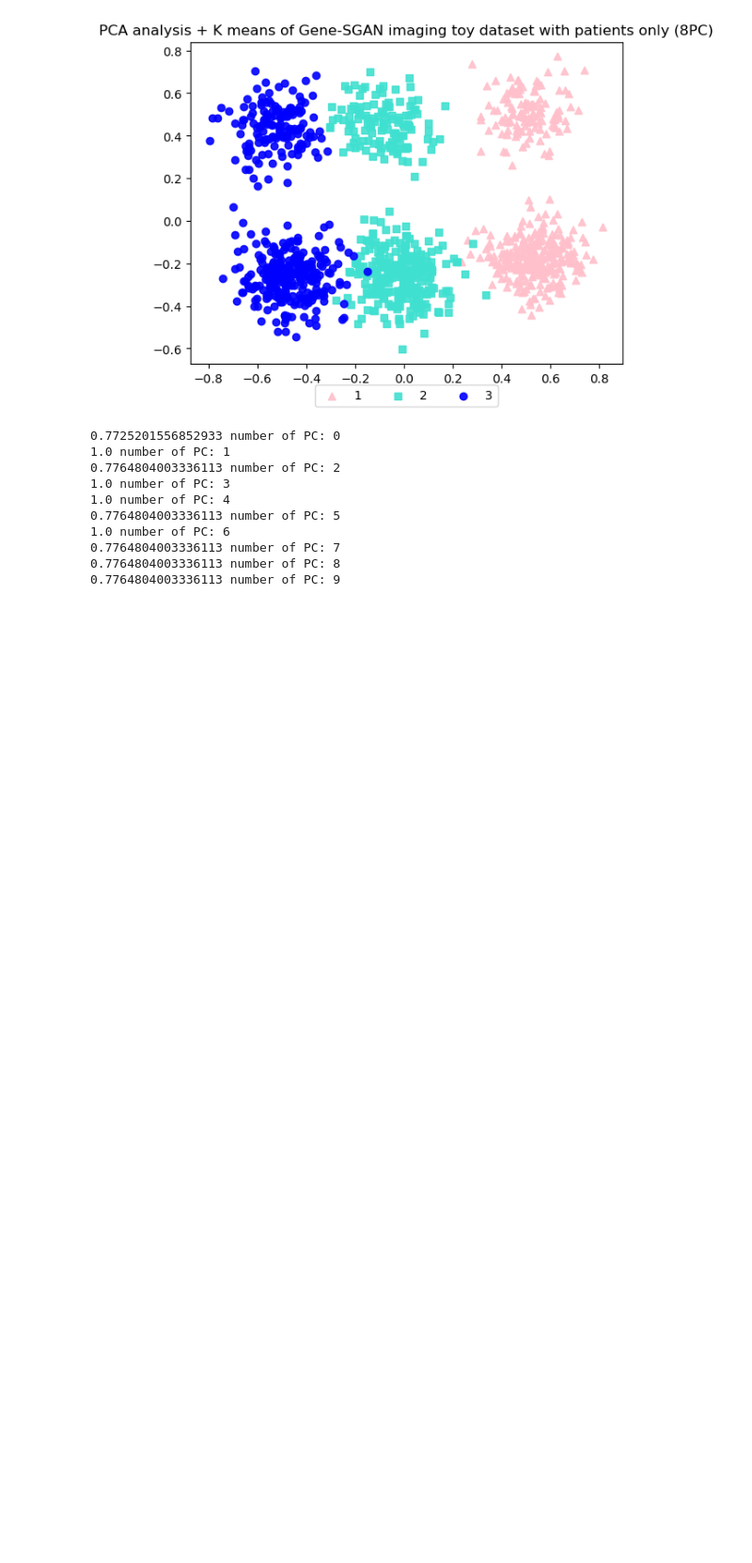
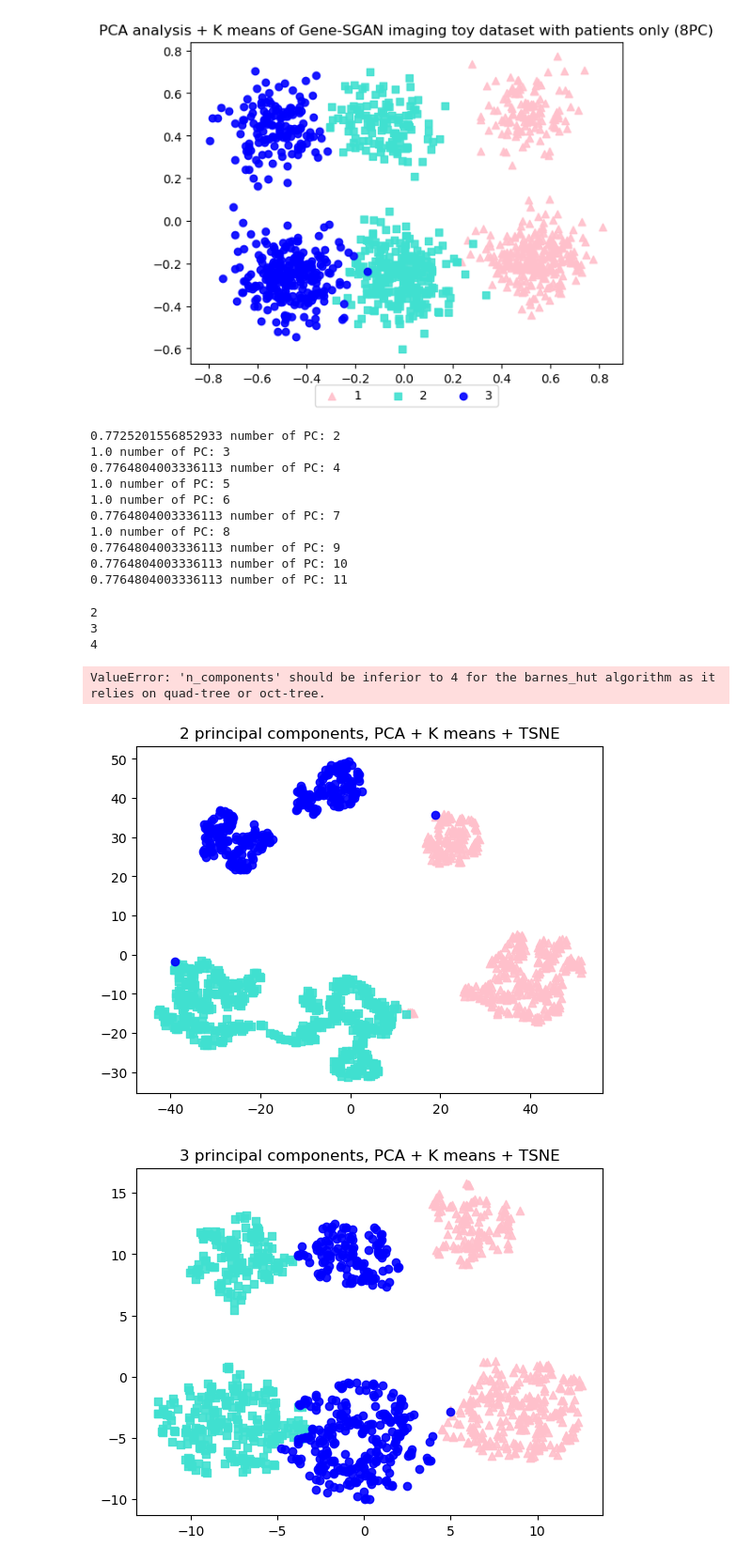
Before and after one commit to miranda2436/gene-sgan, a Jupyter notebook: pca.ipynb, the cells around one changed output. Shown at 94% size. Cells and saved outputs as stored; diff of their text form; code cells hidden in the pictures; blank space fills up the shorter version.

Commit message:
adding TSNE

```diff
--- a/pca.ipynb
+++ b/pca.ipynb
@@ -240,15 +239,45 @@ for i in range(10):
     pca_result = pca.fit_transform(patient_minimal)
     kmeans = KMeans(n_clusters=3, random_state=0, n_init="auto").fit(pca_result)
     y = kmeans.labels_
-    print(f"{metrics.rand_score(truth.iloc[:,1], y)} number of PC: {i}")
+    print(f"{metrics.rand_score(truth.iloc[:,1], y)} number of PC: {i+2}")
 # %% [output]
-0.7725201556852933 number of PC: 0
-1.0 number of PC: 1
-0.7764804003336113 number of PC: 2
+0.7725201556852933 number of PC: 2
 1.0 number of PC: 3
-1.0 number of PC: 4
-0.7764804003336113 number of PC: 5
+0.7764804003336113 number of PC: 4
+1.0 number of PC: 5
 1.0 number of PC: 6
 0.7764804003336113 number of PC: 7
-0.7764804003336113 number of PC: 8
+1.0 number of PC: 8
 0.7764804003336113 number of PC: 9
+0.7764804003336113 number of PC: 10
+0.7764804003336113 number of PC: 11
+# %%
+for i in range(3):
+    print(i+2)
+# %% [output]
+2
+3
+4
+# %%
+for i in range(2):
+    pca = PCA(n_components=i+2,random_state=42)
+    pca_result = pca.fit_transform(patient_minimal)
+    x = TSNE(n_components = i+2).fit_transform(pca_result)
+    kmeans = KMeans(n_clusters=3, random_state=0, n_init="auto").fit(pca_result)
+    y = kmeans.labels_
+
+    fig, ax = plt.subplots()
+
+    for l, c, m in zip([0,1,2], ["pink", "turquoise", "blue"], ('^', 's', "o")):
+        ax.scatter(x[y == l, 0],
+                    x[y == l, 1],
+                    color=c,
+                    label='cluster %s' % l,
+                    alpha=0.9,
+                    marker=m
+                    )
+    plt.title(f"{i+2} principal components, PCA + K means + TSNE")
+# %% [output]
+ValueError: 'n_components' should be inferior to 4 for the barnes_hut algorithm as it relies on quad-tree or oct-tree.
+[figure, added]
+[figure, added]
```
Also changed, not shown: parts of 3 cells of this notebook.
